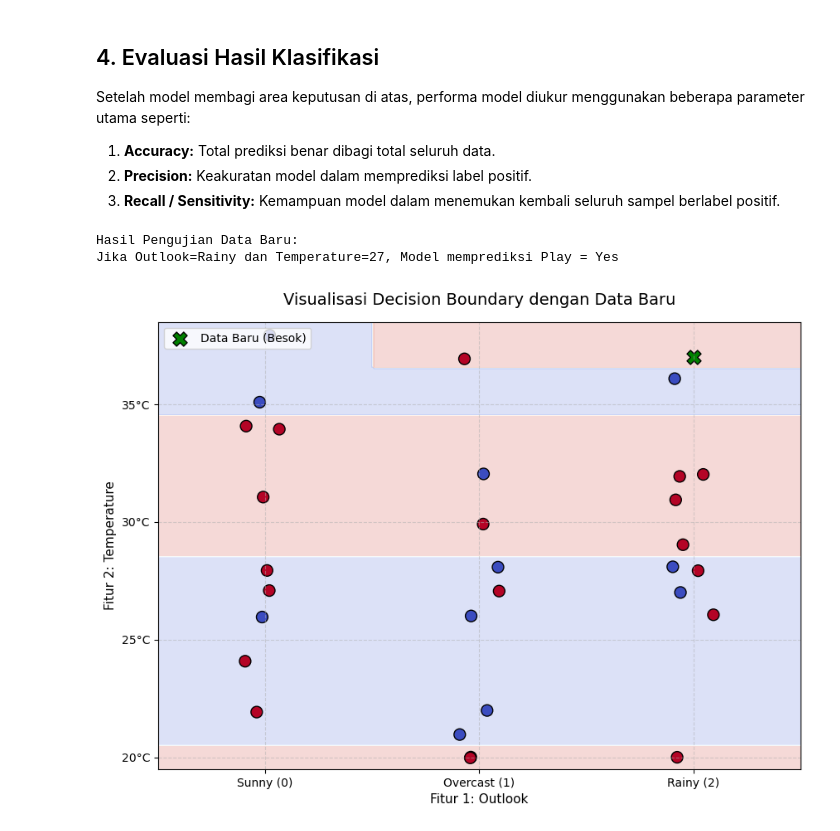
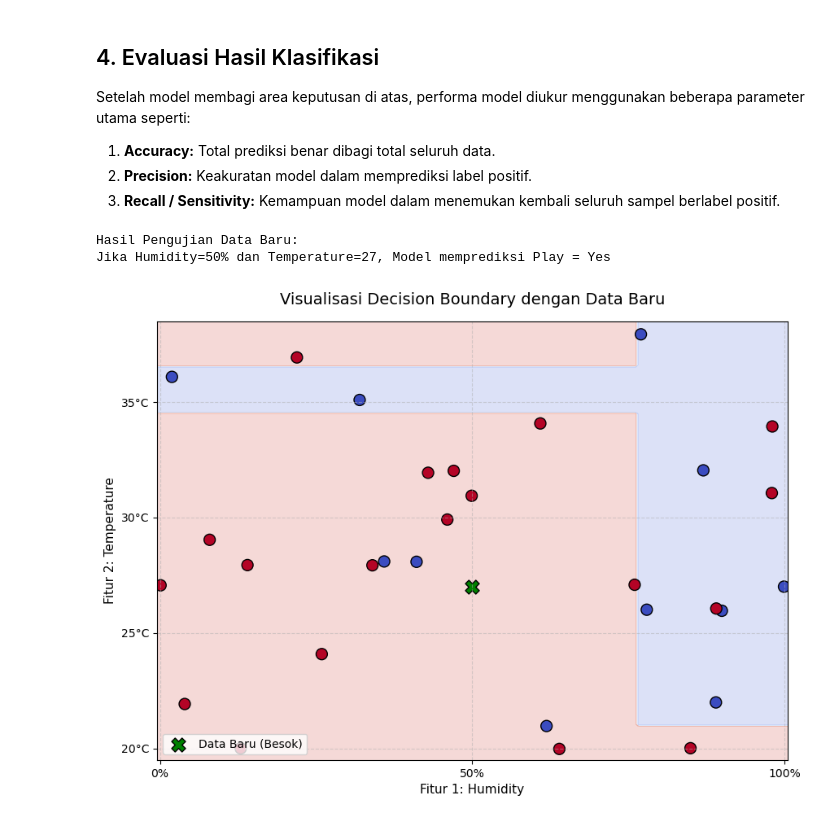
Before and after one commit to HasyaFerdiansyahNR20/2026_class, a Jupyter notebook: data-mining/course2-classification.ipynb, the cells around one changed output. Drawn from its saved outputs; the diff is of its cells as text; code cells hidden in the pictures.

```diff
--- a/data-mining/course2-classification.ipynb
+++ b/data-mining/course2-classification.ipynb
@@ -22,8 +22,9 @@ import numpy as np
 data_random = {
     'Hari': [f'Day {i}' for i in range(1, 31)], # ditambah menjadi 30 hari
     'Outlook': ['Sunny', 'Rainy', 'Overcast', 'Sunny', 'Overcast', 'Rainy', 'Sunny', 'Rainy', 'Overcast', 'Sunny', 'Rainy', 'Overcast', 'Sunny', 'Rainy', 'Overcast', 'Sunny', 'Rainy', 'Overcast', 'Sunny', 'Overcast', 'Rainy', 'Sunny', 'Rainy', 'Overcast', 'Sunny', 'Rainy', 'Overcast', 'Sunny', 'Rainy', 'Overcast'],
-    'Temperature': [np.random.randint(20, 40) for _ in range(30)], # ditambah menjadi 30 hari
-    'Humidity': ['High', 'Normal', 'High', 'Normal', 'High', 'High', 'Normal', 'Normal', 'Normal', 'High', 'High', 'Normal', 'High', 'Normal', 'High', 'High', 'Normal', 'High', 'High', 'Normal', 'High', 'High', 'Normal', 'Normal', 'Normal', 'High', 'High', 'Normal', 'High', 'Normal'],
+    'Temperature': [25, 28, 30, 27, 32, 31, 20, 26, 28, 33, 30, 31, 32, 27, 35, 29, 29, 30, 31, 26, 32, 33, 29, 27, 30, 31, 28, 32, 30, 27], # ditambah menjadi 30 hari
+    # humidity unitnya adalah persentase
+    'Humidity': [20, 36, 60, 0, 90, 25, 26, 50, 40, 58, 56, 50, 65, 77, 90, 90, 50, 88, 78, 50, 90, 100, 99, 90, 98, 98, 95, 57, 90, 50],
     'Windy': [False, True, False, False, True, True, True, False, False, True, False, True, False, True, True, False, True, False, False, True, True, True, False, False, True, False, True, False, True, True],
     'Play': ['No', 'Yes', 'Yes', 'Yes', 'No', 'No', 'Yes', 'Yes', 'Yes', 'No', 'Yes', 'Yes', 'Yes', 'No', 'Yes', 'No', 'No', 'Yes', 'Yes', 'No', 'Yes', 'Yes', 'Yes', 'No', 'Yes', 'Yes', 'No', 'Yes', 'Yes', 'No']
 }
@@ -99,6 +100,6 @@ df
 # %%
 # Kita pilih 2 fitur numerik ini sebagai X, dan Play sebagai y
-X = df[['Outlook_Num', 'Temperature']].values
+X = df[['Humidity', 'Temperature']].values
 y = df['Play_Num'].values
 
 # 3. Inisialisasi dan latih model classifier Decision Tree
@@ -130,15 +131,15 @@ scatter = plt.scatter(X_jitter[:, 0], X_jitter[:, 1], c=y, edgecolors='k', cmap=
 plt.title("Visualisasi Decision Boundary pada Data Random Tenis", fontsize=14, pad=15)
 
 # Mengubah angka di sumbu X dan Y kembali menjadi label teks agar mudah dibaca
-plt.xticks(ticks=[0, 1, 2], labels=['Sunny (0)', 'Overcast (1)', 'Rainy (2)'])
+plt.xticks(ticks=[20, 50, 100], labels=['20%', '50%', '100%'])
 plt.yticks(ticks=[20, 25, 30, 35], labels=['20°C', '25°C', '30°C', '35°C'])
 
-plt.xlabel("Fitur 1: Outlook", fontsize=11)
+plt.xlabel("Fitur 1: Humidity", fontsize=11)
 plt.ylabel("Fitur 2: Temperature", fontsize=11)
 plt.grid(True, linestyle='--', alpha=0.5)
 
 # Menambahkan Legenda
-plt.legend(handles=scatter.legend_elements()[0], labels=['Play: No (Biru)', 'Play: Yes (Merah)'], loc="upper left")
+plt.legend(handles=scatter.legend_elements()[0], labels=['Play: No (Biru)', 'Play: Yes (Merah)'], loc="lower right")
 
 
 plt.show()
@@ -157,8 +158,8 @@ Setelah model membagi area keputusan di atas, performa model diukur menggunakan
 
 # Misal kita punya data cuaca baru untuk besok:
 # Cuaca: Cerah/Sunny (0), Suhu: celcius
-data_besok = [["Rainy", 37]]  # Outlook=Rainy (1), Temperature=27°C
-data_besok[0][0] = outlook_map[data_besok[0][0]]  # Ubah Outlook ke angka
+data_besok = [[50, 27]]  # Humidity=50%, Temperature=27°C
+# data_besok[0][0] = humidity_map[data_besok[0][0]]  # Ubah Humidity ke angka
 
 # Meminta model melakukan prediksi
 prediksi_besok = clf.predict(data_besok)
@@ -167,23 +168,23 @@ prediksi_besok = clf.predict(data_besok)
 hasil_teks = 'Yes' if prediksi_besok[0] == 1 else 'No'
 
 print(f"Hasil Pengujian Data Baru:")
-print(f"Jika Outlook=Rainy dan Temperature=27, Model memprediksi Play = {hasil_teks}")
+print(f"Jika Humidity=50% dan Temperature=27, Model memprediksi Play = {hasil_teks}")
 # %% [output]
 Hasil Pengujian Data Baru:
-Jika Outlook=Rainy dan Temperature=27, Model memprediksi Play = Yes
+Jika Humidity=50% dan Temperature=27, Model memprediksi Play = Yes
 # %%
 # tambahkan data baru ke dalam visualisasi untuk melihat di mana posisinya
 plt.figure(figsize=(10, 7))
 plt.contourf(xx, yy, Z, alpha=0.2, cmap=plt.cm.coolwarm)
 plt.scatter(X_jitter[:, 0], X_jitter[:, 1], c=y, edgecolors='k', cmap=plt.cm.coolwarm, s=100)
 plt.scatter(data_besok[0][0], data_besok[0][1], c='green', edgecolors='k', s=150, marker='X', label='Data Baru (Besok)')
 plt.title("Visualisasi Decision Boundary dengan Data Baru", fontsize=14, pad=15)
-plt.xticks(ticks=[0, 1, 2], labels=['Sunny (0)', 'Overcast (1)', 'Rainy (2)'])
+plt.xticks(ticks=[0, 50, 100], labels=['0%', '50%', '100%'])
 plt.yticks(ticks=[20, 25, 30, 35], labels=['20°C', '25°C', '30°C', '35°C'])
-plt.xlabel("Fitur 1: Outlook", fontsize=11)
+plt.xlabel("Fitur 1: Humidity", fontsize=11)
 plt.ylabel("Fitur 2: Temperature", fontsize=11)
 plt.grid(True, linestyle='--', alpha=0.5)
-plt.legend(loc="upper left")
+plt.legend(loc="lower left")
 plt.show()
 # %% [output]
-[figure, old version]
+[figure, new version]
```
Also changed, not shown: parts of 4 cells of this notebook.
